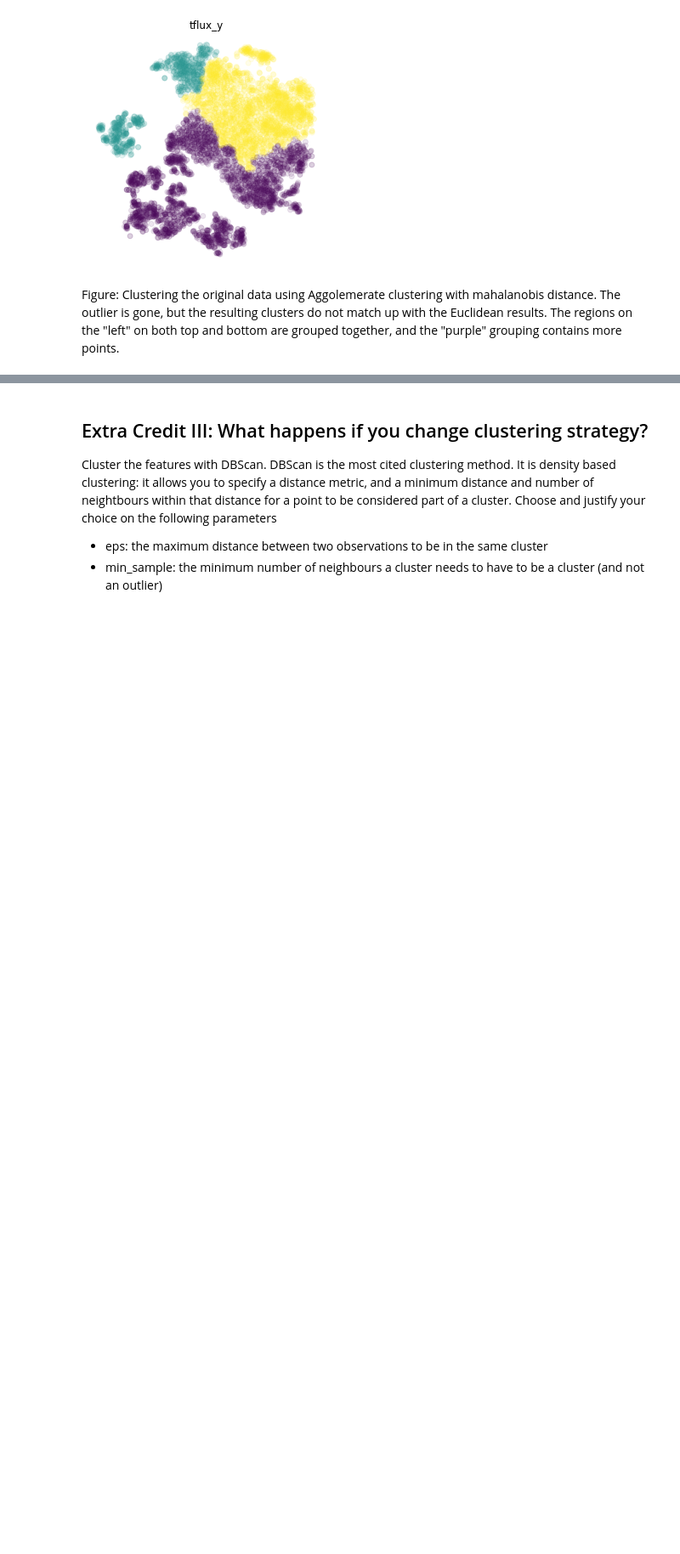
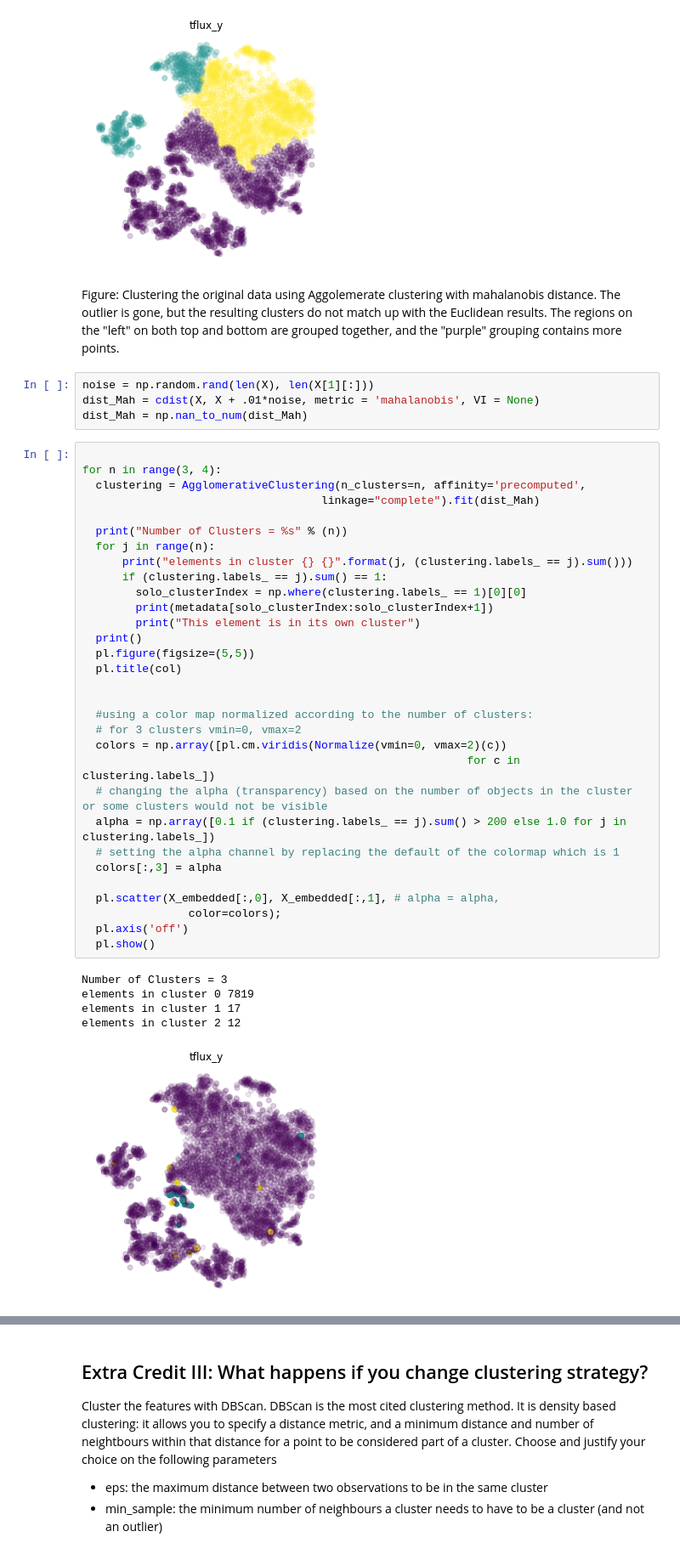
Before and after one commit to Marrs-jin/MLTSA_AMarrs, a Jupyter notebook: HW6/HW6.ipynb, the cells around one changed output, grey strips where cells are left out. Shown at 85% size. Saved outputs shown, nothing was run; the diff lists cells and outputs as text; blank space fills up the shorter version.

```diff
--- a/HW6/HW6.ipynb
+++ b/HW6/HW6.ipynb
@@ -488,3 +492,44 @@ elements in cluster 2 2966
 [figure]
 # %% [markdown]
 Figure: Clustering the original data using Aggolemerate clustering with mahalanobis distance. The outlier is gone, but the resulting clusters do not match up with the Euclidean results. The regions on the "left" on both top and bottom are grouped together, and the "purple" grouping contains more points.
+# %%
+noise = np.random.rand(len(X), len(X[1][:]))
+dist_Mah = cdist(X, X + .01*noise, metric = 'mahalanobis', VI = None)
+dist_Mah = np.nan_to_num(dist_Mah)
+# %%
+
+for n in range(3, 4):
+  clustering = AgglomerativeClustering(n_clusters=n, affinity='precomputed',
+                                    linkage="complete").fit(dist_Mah)
+
+  print("Number of Clusters = %s" % (n))
+  for j in range(n):
+      print("elements in cluster {} {}".format(j, (clustering.labels_ == j).sum()))
+      if (clustering.labels_ == j).sum() == 1:
+        solo_clusterIndex = np.where(clustering.labels_ == 1)[0][0]
+        print(metadata[solo_clusterIndex:solo_clusterIndex+1])
+        print("This element is in its own cluster")
+  print()
+  pl.figure(figsize=(5,5))
+  pl.title(col)
+
+
+  #using a color map normalized according to the number of clusters:
+  # for 3 clusters vmin=0, vmax=2
+  colors = np.array([pl.cm.viridis(Normalize(vmin=0, vmax=2)(c))
+                                                          for c in clustering.labels_])
+  # changing the alpha (transparency) based on the number of objects in the cluster or some clusters would not be visible
+  alpha = np.array([0.1 if (clustering.labels_ == j).sum() > 200 else 1.0 for j in clustering.labels_])
+  # setting the alpha channel by replacing the default of the colormap which is 1
+  colors[:,3] = alpha
+
+  pl.scatter(X_embedded[:,0], X_embedded[:,1], # alpha = alpha,
+                color=colors);
+  pl.axis('off')
+  pl.show()
+# %% [output]
+Number of Clusters = 3
+elements in cluster 0 7819
+elements in cluster 1 17
+elements in cluster 2 12
+[figure, added]
```
Also changed, not shown: parts of 4 cells of this notebook.
